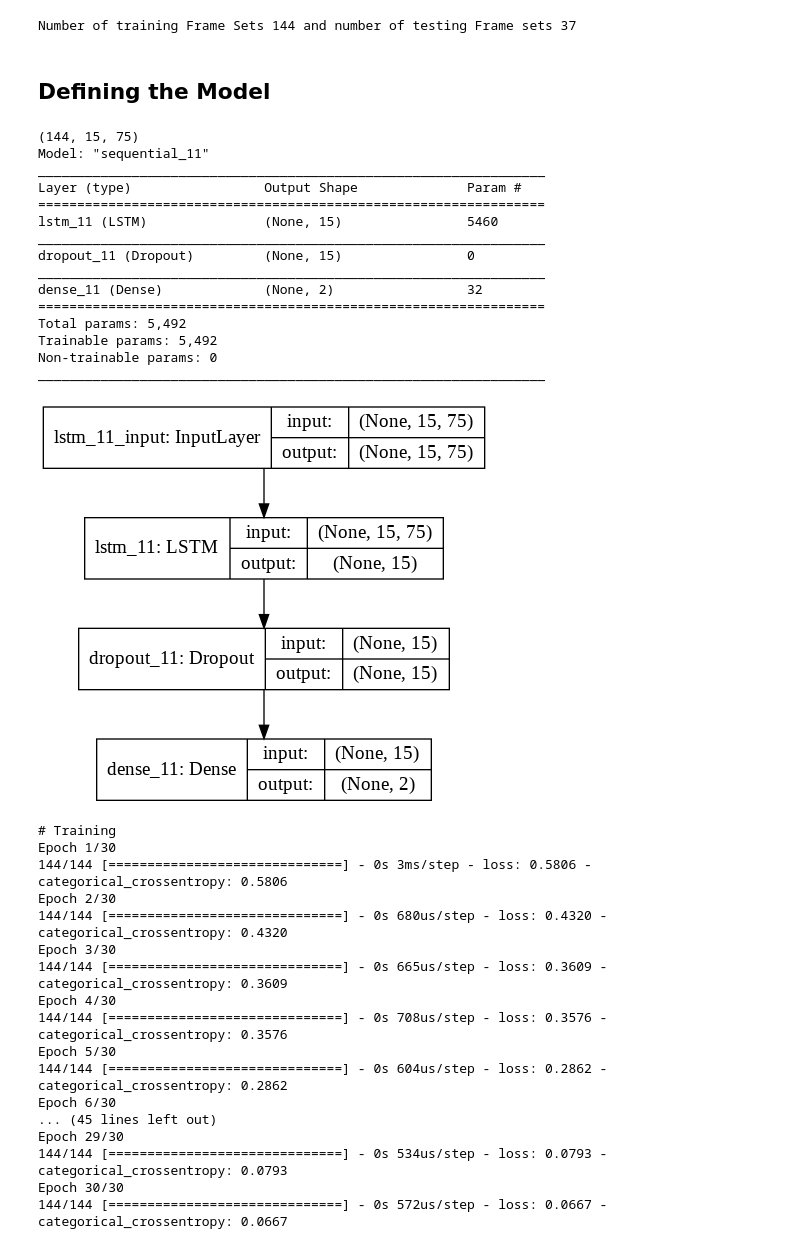
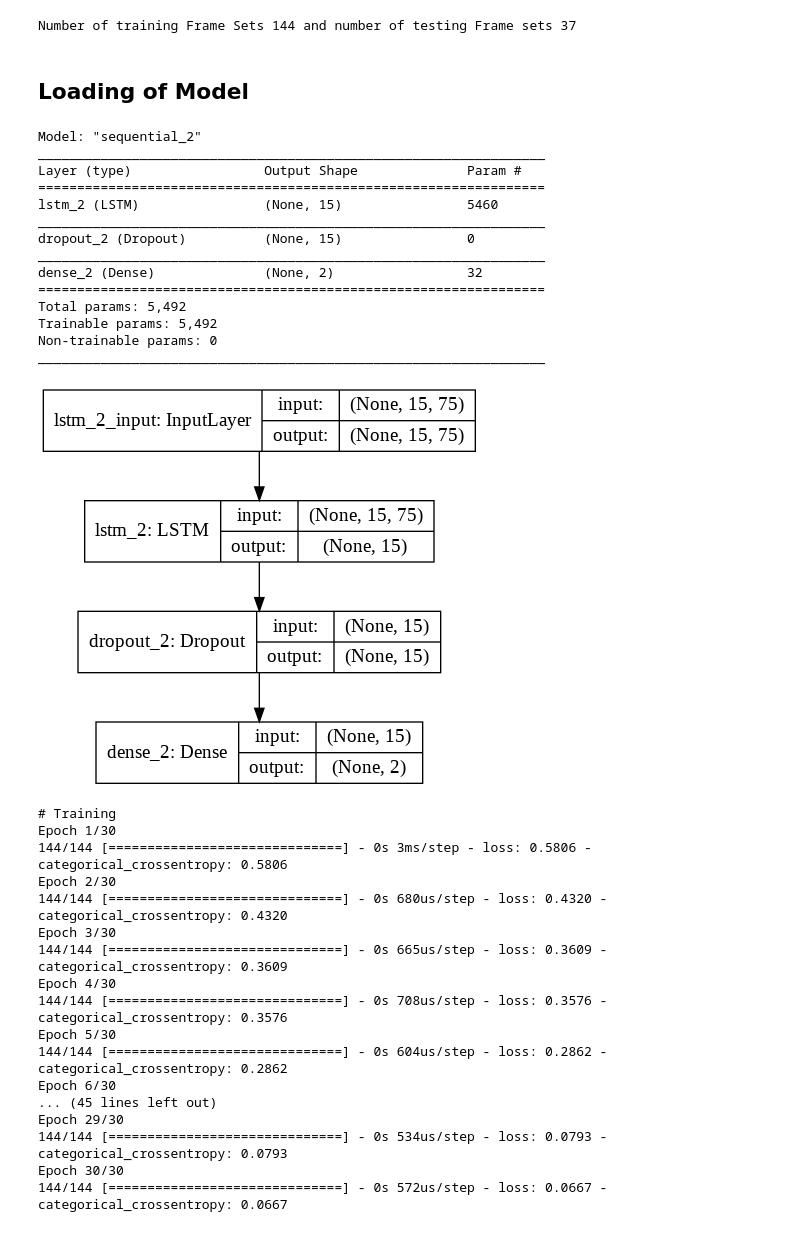
Before and after one commit to Gabor132/QuarantineSportsClassifier, a Jupyter notebook: src/QuarantineSportsTrainModel.ipynb, the cells around one changed output. Drawn from its saved outputs; the diff is of its cells as text; code cells hidden in the pictures.

Commit message:
Will load model from given path and train that one

```diff
--- a/src/QuarantineSportsTrainModel.ipynb
+++ b/src/QuarantineSportsTrainModel.ipynb
@@ -26,8 +27,13 @@ all_files_names = ["video1.json", "video2.json", "video3.json"]
 # Dataset paths
 DRAGOS_COLAB_DATASET_PATH = "/content/drive/My Drive/QuarantineSportsDatasets/Dataset/OpenPoseDataset/"
 LOCAL_DATASET_PATH = "../datasets/"
+
+# Model paths
+DRAGOS_COLAB_MODEL_PATH = "/content/drive/My Drive/QuarantineSportsDatasets/Model/"
+LOCAL_MODEL_PATH = "../"
 # %%
 current_path = DRAGOS_COLAB_DATASET_PATH
+current_model_path = DRAGOS_COLAB_MODEL_PATH
 # %%
 dataset_paths = []
 for path in all_files_names:
@@ -175,36 +181,31 @@ print("Number of training Frame Sets {} and number of testing Frame sets {}".for
 # %% [output]
 Number of training Frame Sets 144 and number of testing Frame sets 37
 # %% [markdown]
-## Defining the Model
+## Loading of Model
-# %%
-print(x_train.shape)
-model = keras.Sequential()
-model.add(keras.layers.LSTM(15, input_shape=(15, 75), activation='softmax'))
-model.add(keras.layers.Dropout(0.2, input_shape=(15,)))
-#model.add(keras.layers.Conv1D(3, 3, activation='softmax'))
-model.add(keras.layers.Dense(2, activation='softmax'))
-model.build(input_shape=(1, 75))
-model.compile(optimizer=keras.optimizers.RMSprop(learning_rate=learning_rate),loss='categorical_crossentropy',
-              metrics=[keras.metrics.categorical_crossentropy])
-model.summary()
-plot_model(model, to_file='model_plot.png', show_shapes=True, show_layer_names=True)
-# %% [output]
-(144, 15, 75)
-Model: "sequential_11"
-_________________________________________________________________
-Layer (type)                 Output Shape              Param #
-=================================================================
-lstm_11 (LSTM)               (None, 15)                5460
-_________________________________________________________________
-dropout_11 (Dropout)         (None, 15)                0
-_________________________________________________________________
-dense_11 (Dense)             (None, 2)                 32
-=================================================================
-Total params: 5,492
-Trainable params: 5,492
-Non-trainable params: 0
-_________________________________________________________________
-[figure, removed]
+# %%
+# load json and create model
+json_file = open(current_model_path + 'model.json', 'r')
+loaded_model_json = json_file.read()
+json_file.close()
+model = model_from_json(loaded_model_json)
+model.summary()
+plot_model(model, to_file='model_plot.png', show_shapes=True, show_layer_names=True)
+# %% [output]
+Model: "sequential_2"
+_________________________________________________________________
+Layer (type)                 Output Shape              Param #
+=================================================================
+lstm_2 (LSTM)                (None, 15)                5460
+_________________________________________________________________
+dropout_2 (Dropout)          (None, 15)                0
+_________________________________________________________________
+dense_2 (Dense)              (None, 2)                 32
+=================================================================
+Total params: 5,492
+Trainable params: 5,492
+Non-trainable params: 0
+_________________________________________________________________
+[figure, added]
 # %%
 print("\n# Training")
 model.fit(x_train, y_train, epochs=30, batch_size=15, verbose=1)
```
Also changed, not shown: parts of 4 cells of this notebook.
